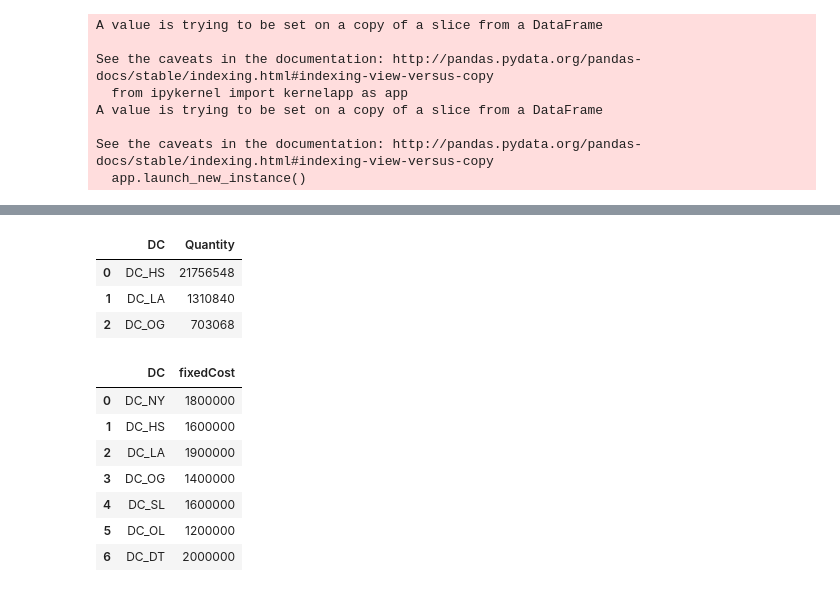
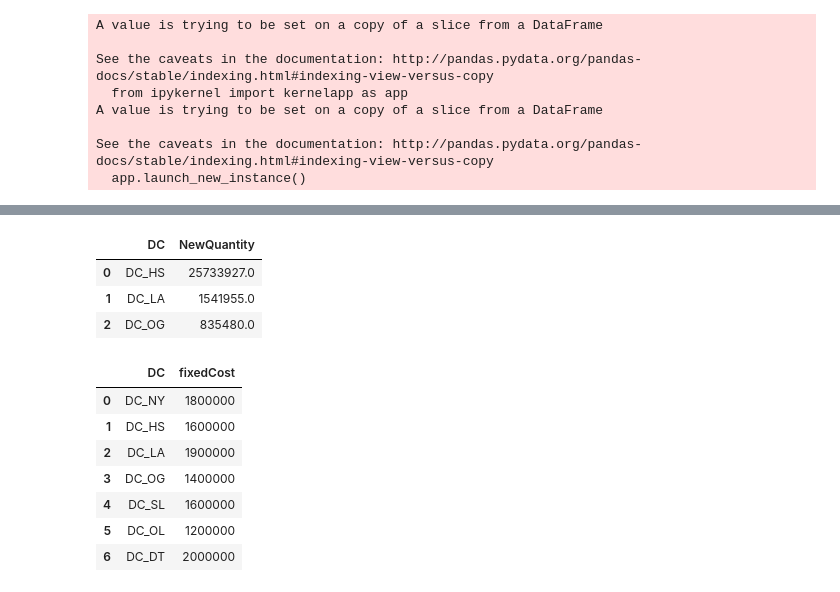
Before and after one commit to pszkilnyk/skittles, a Jupyter notebook: final.ipynb, the cells around one changed output, grey strips where cells are left out. Cells and saved outputs as stored; diff of their text form; code cells hidden in the pictures.

```diff
--- a/final.ipynb
+++ b/final.ipynb
@@ -231,4 +283,4 @@ miss['Weight'].isnull().sum()
 # %%
-pbi=pd.merge(miss, custDem, on='Product', how='left')
+pbi=pd.merge(customerDemand, missingSKUs, on='Product', how='left')
 pbi
 # %% [output]
@@ -583,0 +604,4 @@ Name: Quantity, dtype: int32
+# %%
+mo['w*8'] = 8 * mo['Weight']
+baseline =mo[['CID','Product', 'Quantity', 'min', 'Weight', 'w*8', 'k', 'tCost', 'vCost', 'DC']]
+baseline
@@ -657,7 +946,7 @@ po['varCost'][po['tv4'] == po['min']] = ih.iloc[3]
 po['varCost'][po['tv5'] == po['min']] = ih.iloc[4]
 po['varCost'][po['tv6'] == po['min']] = ih.iloc[5]
 po['varCost'][po['tv7'] == po['min']] = ih.iloc[6]
-po = pd.merge(po, varCost, on='varCost')
+po = pd.merge(po, varCost, on='varCost', how='left')
 # %% [output]
 A value is trying to be set on a copy of a slice from a DataFrame
 
@@ -851,7 +1169,7 @@ fo['varCost'][fo['tv2'] == fo['min']] = ih.iloc[1]
 fo['varCost'][fo['tv3'] == fo['min']] = ih.iloc[2]
 fo['varCost'][fo['tv4'] == fo['min']] = ih.iloc[3]
 
-fo = pd.merge(fo, varCost, on='varCost')
+fo = pd.merge(fo, varCost, on='varCost', how='left')
 # %% [output]
 A value is trying to be set on a copy of a slice from a DataFrame
 
@@ -885,14 +1203,14 @@ fo
 # %%
 t24=fo.groupby('DC').sum()
-t24=t24.iloc[:,1]
+t24=t24['NewQuantity']
 t24=pd.DataFrame(data=t24)
 t24=t24.reset_index()
 t24
 # %% [output]
-|  | DC | Quantity |
-| 0 | DC_HS | 21756548 |
-| 1 | DC_LA | 1310840 |
-| 2 | DC_OG | 703068 |
+|  | DC | NewQuantity |
+| 0 | DC_HS | 25733927.0 |
+| 1 | DC_LA | 1541955.0 |
+| 2 | DC_OG | 835480.0 |
 # %%
 fixedCost
 # %% [output]
```
Also changed, not shown: parts of 98 cells of this notebook.
